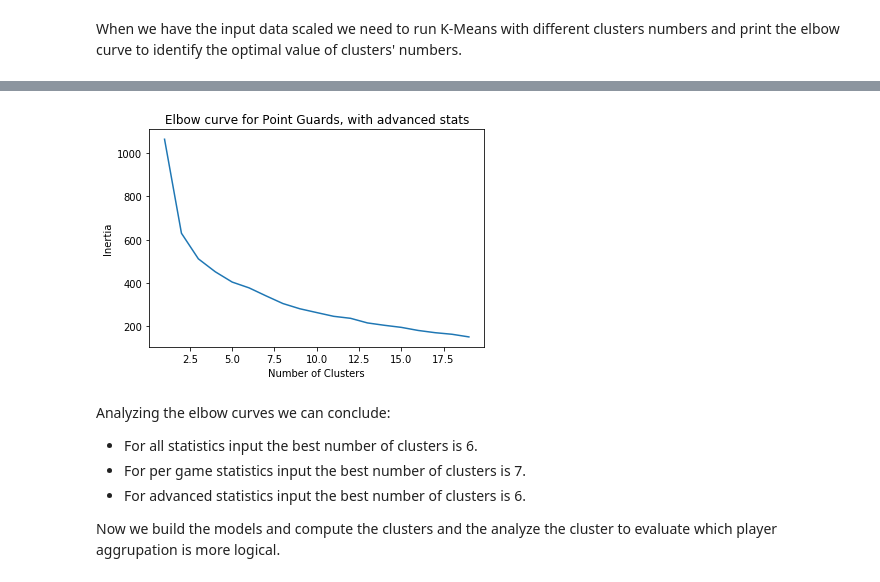
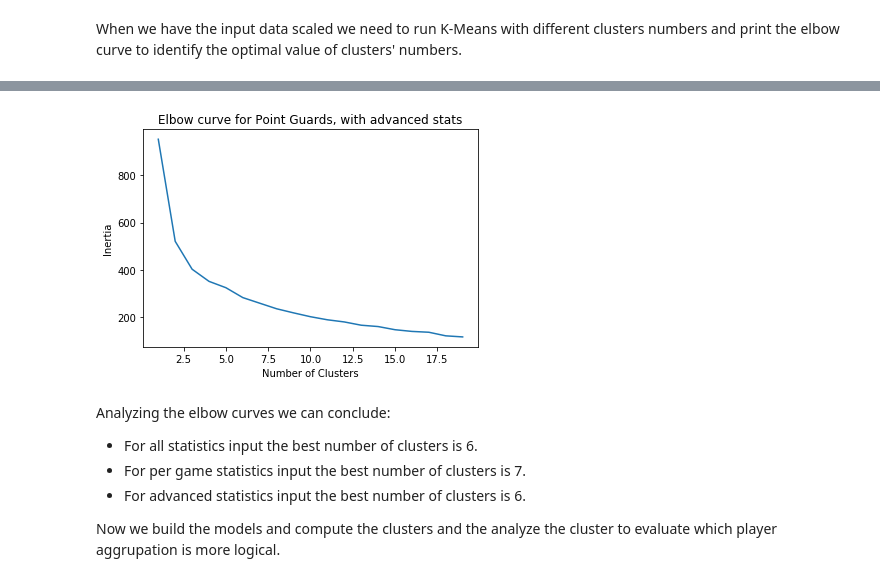
Before and after one commit to JoseRuizCasado/NBAPlayersClustering, a Jupyter notebook: NBAPlayerClustering.ipynb, the cells around one changed output, grey strips where cells are left out. Drawn from its saved outputs; the diff is of its cells as text; code cells hidden in the pictures.

```diff
--- a/NBAPlayerClustering.ipynb
+++ b/NBAPlayerClustering.ipynb
@@ -182,7 +182,8 @@ plt.show()
 # %%
 X_per_game_unscaled = point_guards_data.copy()
-X_per_game_unscaled = X_per_game_unscaled.drop(['player_id', 'OffRtg', 'Floor%', 'DefRtg', 'NetRtg', 'TS%', 'eFG%', 'FTARate',
-                          '3FGARate', 'OR%', 'DR%', 'BLK%', 'TOV%', 'AST%', 'STL%', 'USG%'], 1)
+X_per_game_unscaled = X_per_game_unscaled.drop(['player_id', 'first_name', 'last_name', 'OffRtg', 'Floor%', 'DefRtg',
+                                                'NetRtg', 'TS%', 'eFG%', 'FTARate', '3FGARate', 'OR%', 'DR%', 'BLK%',
+                                                'TOV%', 'AST%', 'STL%', 'USG%'], 1)
 scaler_per_game = StandardScaler()
 scaler_per_game.fit(X_per_game_unscaled)
 X_per_game = scaler_per_game.transform(X_per_game_unscaled)
@@ -200,25 +201,29 @@ plt.show()
 # %%
 X_advanced_unscaled = point_guards_data.copy()
-X_advanced_unscaled = X_advanced_unscaled.drop(['player_id', 'played_minutes_per_game', 'scored_points_per_game',
-                          'field_goals_made_per_game', 'field_goals_miss_per_game', 'field_goals_attempts_per_game',
-                          'three_points_field_goals_made_per_game', 'three_points_field_goals_attempts_per_game',
-                          'free_throws_made_per_game', 'free_throws_miss_per_game', 'free_throws_attempts_per_game',
-                          'assists_per_game', 'offensive_rebounds_per_game', 'defensive_rebounds_per_game',
-                          'steals_per_game', 'blocks_per_game', 'turnovers_per_game', 'personal_fouls_per_game'], 1)
+X_advanced_unscaled = X_advanced_unscaled.drop(['player_id', 'first_name', 'last_name', 'played_minutes_per_game',
+                                                'scored_points_per_game', 'field_goals_made_per_game',
+                                                'field_goals_miss_per_game', 'field_goals_attempts_per_game',
+                                                'three_points_field_goals_made_per_game',
+                                                'three_points_field_goals_attempts_per_game',
+                                                'free_throws_made_per_game', 'free_throws_miss_per_game',
+                                                'free_throws_attempts_per_game', 'assists_per_game',
+                                                'offensive_rebounds_per_game', 'defensive_rebounds_per_game',
+                                                'steals_per_game', 'blocks_per_game', 'turnovers_per_game',
+                                                'personal_fouls_per_game'], 1)
 scaler_advanced = StandardScaler()
 scaler_advanced.fit(X_advanced_unscaled)
 X_advanced = scaler_advanced.transform(X_advanced_unscaled)
 
 pg_kmeans_models_advanced = [KMeans(n_clusters=i) for i in cluster_number]
 pg_inertia_advanced = [pg_kmeans_models_per_game[i].fit(X_advanced).inertia_ for i in range(len(pg_kmeans_models_advanced))]
 plt.plot(cluster_number, pg_inertia_per_game)
 plt.xlabel('Number of Clusters')
 plt.ylabel('Inertia')
 plt.title('Elbow curve for Point Guards, with advanced stats')
 plt.savefig('Figures/PG/kmeans-advanced.png')
 plt.show()
 # %% [output]
-[figure, old version]
+[figure, new version]
 # %% [markdown]
 Analyzing the elbow curves we can conclude:
 * For all statistics input the best number of clusters is 6.
```
Also changed, not shown: parts of 31 cells of this notebook, 4 other files.
